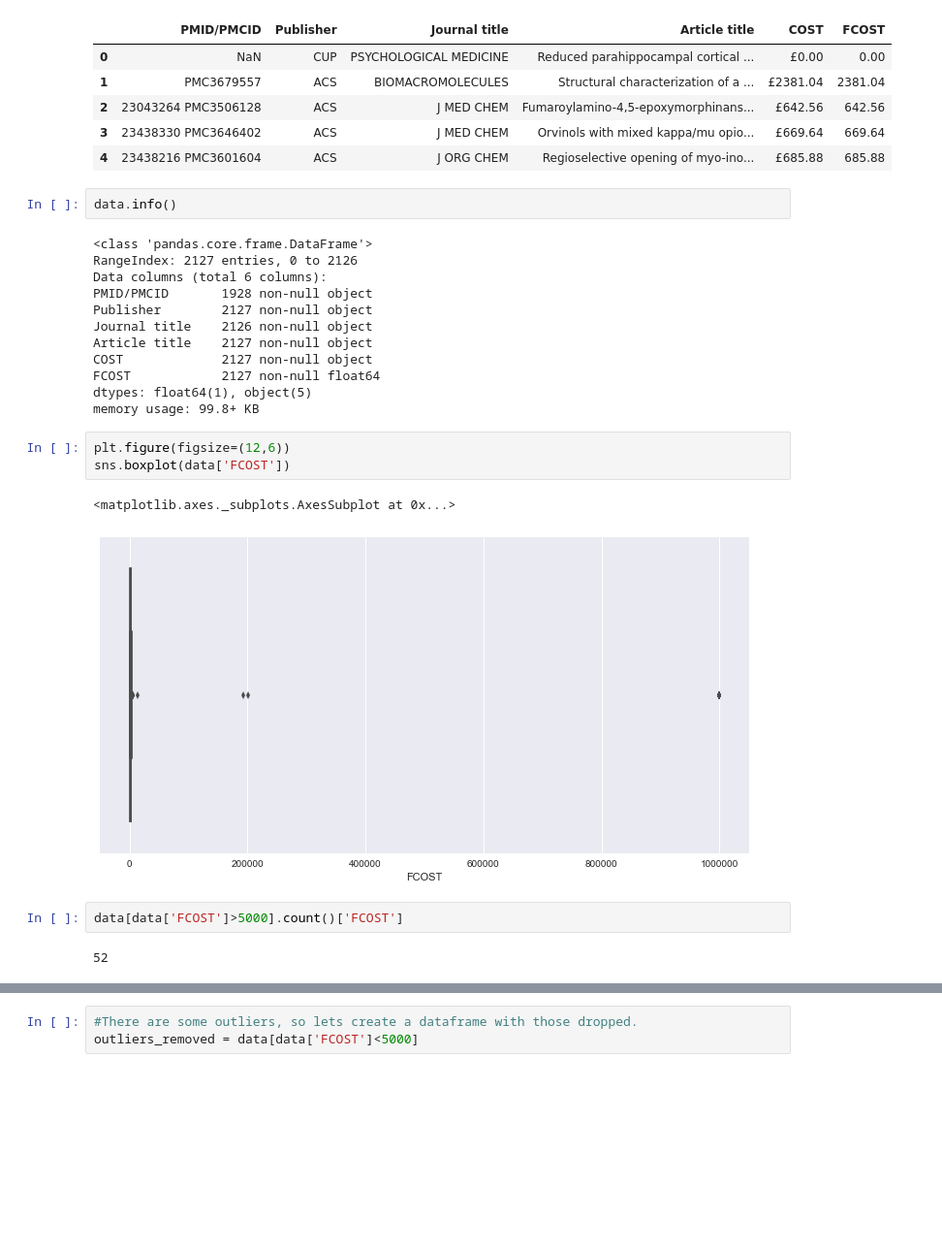
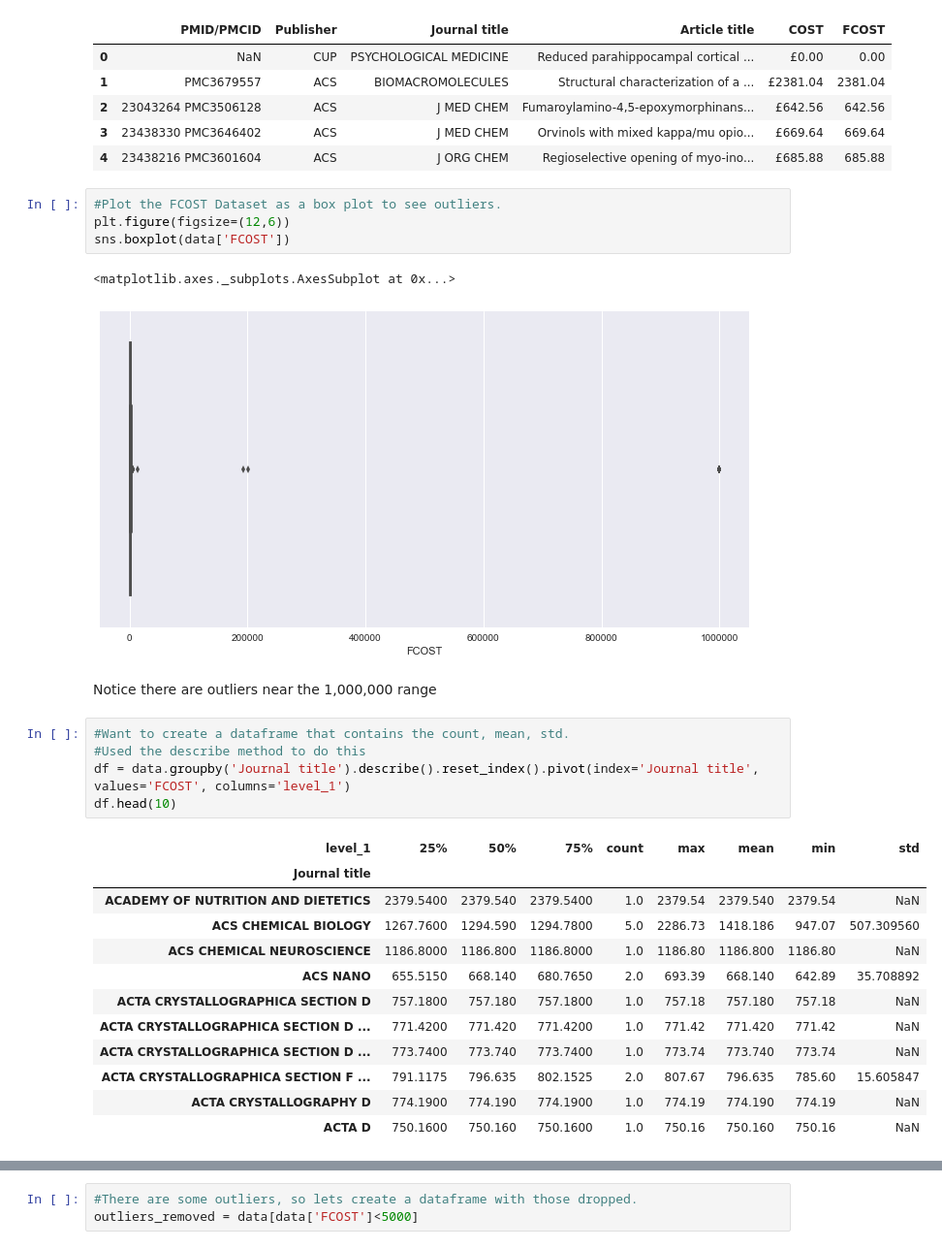
Before and after one commit to madderle/Data-Science-Bootcamp, a Jupyter notebook: Unit 1/Intermediate Visualization/Challenge Data cleaning and Validation.ipynb, the cells around one changed output, grey strips where cells are left out. Shown: that part at 97% size. Saved outputs shown, nothing was run; the diff lists cells and outputs as text; blank space fills up the shorter version.

```diff
--- a/Unit 1/Intermediate Visualization/Challenge Data cleaning and Validation.ipynb
+++ b/Unit 1/Intermediate Visualization/Challenge Data cleaning and Validation.ipynb
@@ -113,27 +117,30 @@ data.head(5)
 | 2 | 23043264 PMC3506128 | ACS | J MED CHEM | Fumaroylamino-4,5-epoxymorphinans... | £642.56 | 642.56 |
 | 3 | 23438330 PMC3646402 | ACS | J MED CHEM | Orvinols with mixed kappa/mu opio... | £669.64 | 669.64 |
 | 4 | 23438216 PMC3601604 | ACS | J ORG CHEM | Regioselective opening of myo-ino... | £685.88 | 685.88 |
-# %%
-data.info()
-# %% [output]
-<class 'pandas.core.frame.DataFrame'>
-RangeIndex: 2127 entries, 0 to 2126
-Data columns (total 6 columns):
-PMID/PMCID       1928 non-null object
-Publisher        2127 non-null object
-Journal title    2126 non-null object
-Article title    2127 non-null object
-COST             2127 non-null object
-FCOST            2127 non-null float64
-dtypes: float64(1), object(5)
-memory usage: 99.8+ KB
 # %%
+#Plot the FCOST Dataset as a box plot to see outliers.
 plt.figure(figsize=(12,6))
 sns.boxplot(data['FCOST'])
 # %% [output]
 <matplotlib.axes._subplots.AxesSubplot at 0x...>
 [figure]
-# %%
-data[data['FCOST']>5000].count()['FCOST']
-# %% [output]
-52
+# %% [markdown]
+Notice there are outliers near the 1,000,000 range
+# %%
+#Want to create a dataframe that contains the count, mean, std.
+#Used the describe method to do this
+df = data.groupby('Journal title').describe().reset_index().pivot(index='Journal title', values='FCOST', columns='level_1')
+df.head(10)
+# %% [output]
+| level_1 | 25% | 50% | 75% | count | max | mean | min | std |
+| Journal title |  |  |  |  |  |  |  |  |
+| ACADEMY OF NUTRITION AND DIETETICS | 2379.5400 | 2379.540 | 2379.5400 | 1.0 | 2379.54 | 2379.540 | 2379.54 | NaN |
+| ACS CHEMICAL BIOLOGY | 1267.7600 | 1294.590 | 1294.7800 | 5.0 | 2286.73 | 1418.186 | 947.07 | 507.309560 |
+| ACS CHEMICAL NEUROSCIENCE | 1186.8000 | 1186.800 | 1186.8000 | 1.0 | 1186.80 | 1186.800 | 1186.80 | NaN |
+| ACS NANO | 655.5150 | 668.140 | 680.7650 | 2.0 | 693.39 | 668.140 | 642.89 | 35.708892 |
+| ACTA CRYSTALLOGRAPHICA SECTION D | 757.1800 | 757.180 | 757.1800 | 1.0 | 757.18 | 757.180 | 757.18 | NaN |
+| ACTA CRYSTALLOGRAPHICA SECTION D ... | 771.4200 | 771.420 | 771.4200 | 1.0 | 771.42 | 771.420 | 771.42 | NaN |
+| ACTA CRYSTALLOGRAPHICA SECTION D ... | 773.7400 | 773.740 | 773.7400 | 1.0 | 773.74 | 773.740 | 773.74 | NaN |
+| ACTA CRYSTALLOGRAPHICA SECTION F ... | 791.1175 | 796.635 | 802.1525 | 2.0 | 807.67 | 796.635 | 785.60 | 15.605847 |
+| ACTA CRYSTALLOGRAPHY D | 774.1900 | 774.190 | 774.1900 | 1.0 | 774.19 | 774.190 | 774.19 | NaN |
+| ACTA D | 750.1600 | 750.160 | 750.1600 | 1.0 | 750.16 | 750.160 | 750.16 | NaN |
```
Also changed, not shown: parts of 10 cells of this notebook.
